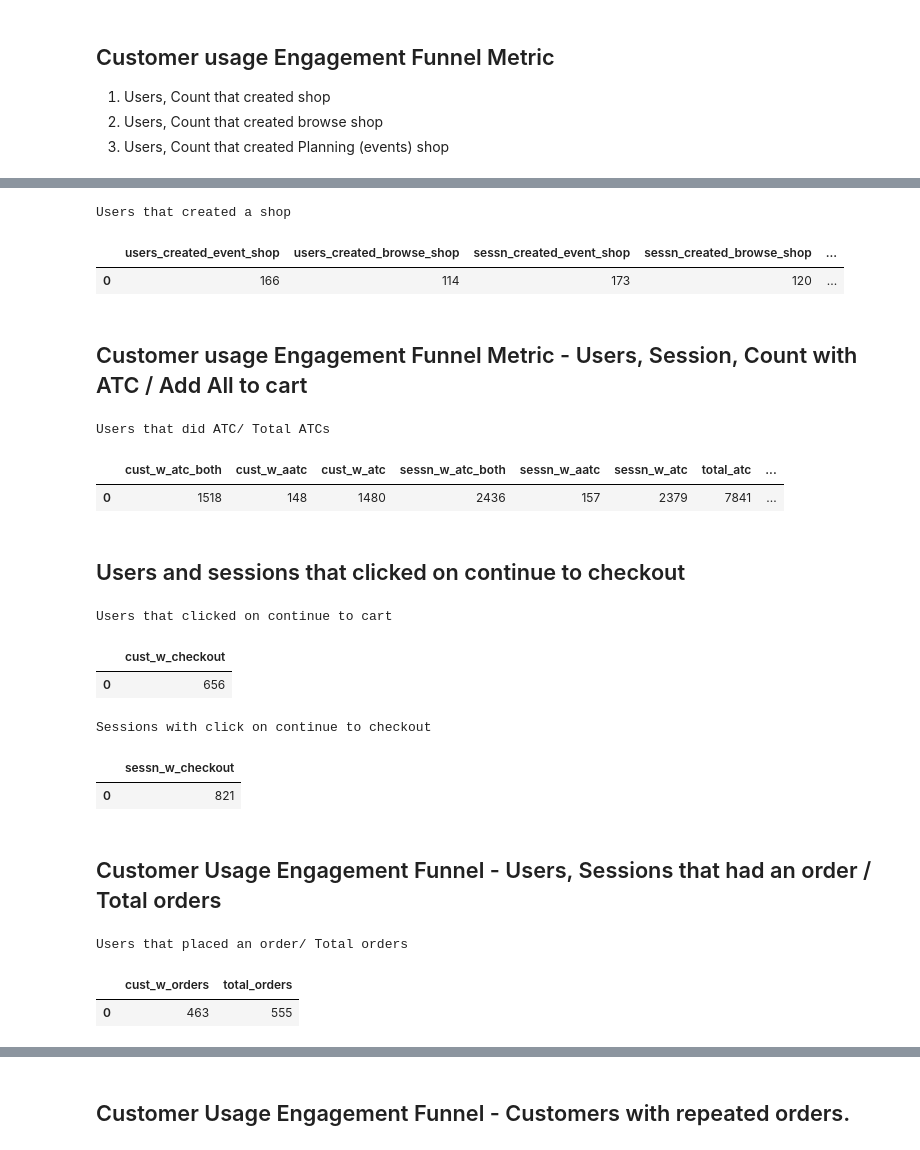
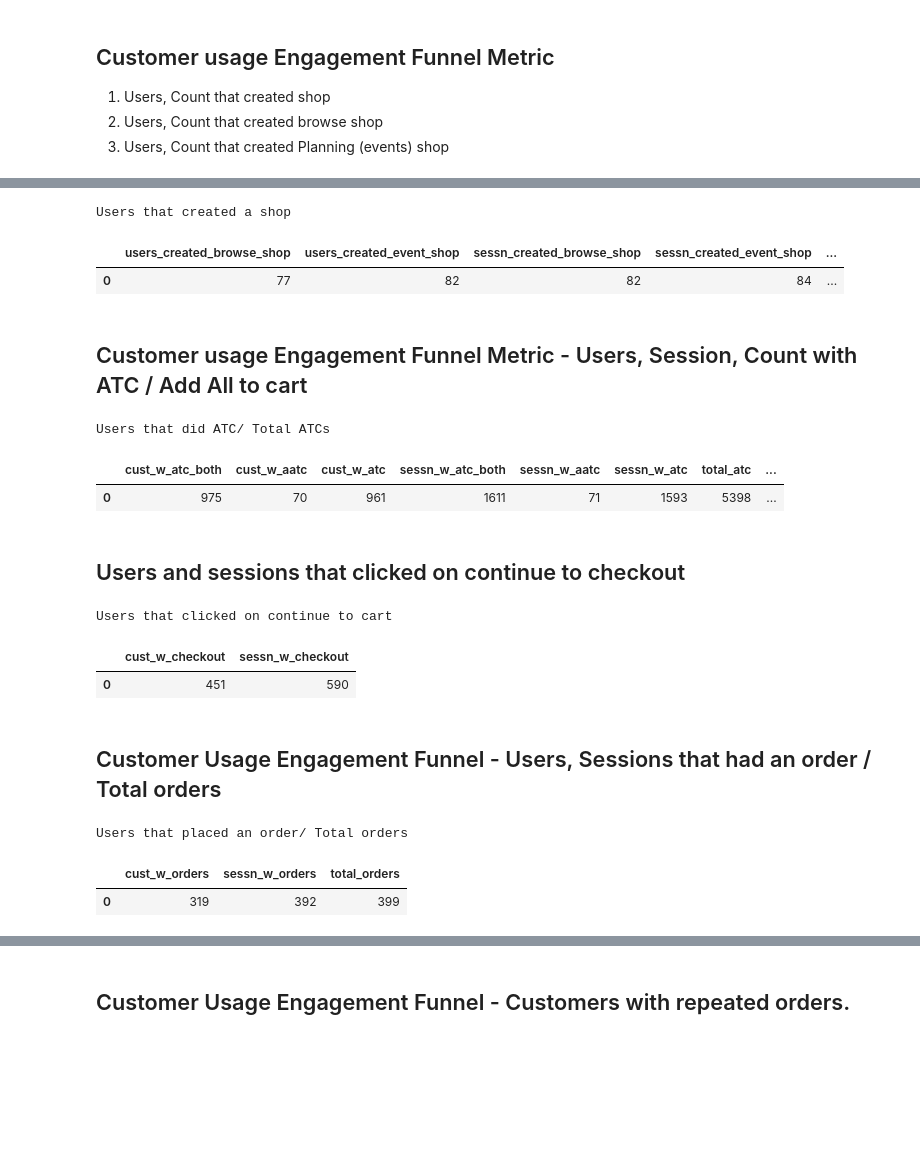
Before and after one commit to kanaktiwari-wal/Raptor-Scorecard-Metric, a Jupyter notebook: raptor_scorecard_metrics.ipynb, the cells around one changed output, grey strips where cells are left out. Drawn from its saved outputs; the diff is of its cells as text; code cells hidden in the pictures; blank space fills up the shorter version.

```diff
--- a/raptor_scorecard_metrics.ipynb
+++ b/raptor_scorecard_metrics.ipynb
@@ -653,35 +652,35 @@ Users that created a shop
 # %%
 print("Users that created a shop")
 
 sql = f"""
 WITH invited_users AS (
     SELECT DISTINCT pg_cust_acct_id AS pg_cust_id
     FROM gpadata_analytics.{invited_users}
 )
 SELECT
+    COUNT(DISTINCT CASE WHEN json_extract_scalar(payload_txt, '$.shopType') = 'BROWSE' THEN e.pg_cust_id END) AS users_created_browse_shop,
     COUNT(DISTINCT CASE WHEN json_extract_scalar(payload_txt, '$.shopType') = 'EVENT' THEN e.pg_cust_id END) AS users_created_event_shop,
-    COUNT(DISTINCT CASE WHEN json_extract_scalar(payload_txt, '$.shopType') = 'BROWSE' THEN e.pg_cust_id END) AS users_created_browse_shop,
+    COUNT(DISTINCT CASE WHEN json_extract_scalar(payload_txt, '$.shopType') = 'BROWSE' THEN brwsr_sessn_cooke_val END) AS sessn_created_browse_shop,
     COUNT(DISTINCT CASE WHEN json_extract_scalar(payload_txt, '$.shopType') = 'EVENT' THEN brwsr_sessn_cooke_val END) AS sessn_created_event_shop,
-    COUNT(DISTINCT CASE WHEN json_extract_scalar(payload_txt, '$.shopType') = 'BROWSE' THEN brwsr_sessn_cooke_val END) AS sessn_created_browse_shop,
-    COUNT(CASE WHEN json_extract_scalar(payload_txt, '$.shopType') = 'EVENT' THEN 1 END) AS count_created_event_shop,
-    COUNT(CASE WHEN json_extract_scalar(payload_txt, '$.shopType') = 'BROWSE' THEN 1 END) AS count_created_browse_shop
+    COUNT(CASE WHEN json_extract_scalar(payload_txt, '$.shopType') = 'BROWSE' THEN 1 END) AS count_created_browse_shop,
+    COUNT(CASE WHEN json_extract_scalar(payload_txt, '$.shopType') = 'EVENT' THEN 1 END) AS count_created_event_shop
 FROM ww_csd_dl_tables.csd_site_traffic_rptr_event_log_vw e
 JOIN invited_users iu ON iu.pg_cust_id = e.pg_cust_id
 WHERE e.event_dt BETWEEN DATE '{start_dt}' AND DATE '{end_dt}'
   AND (e.assoc_ind = 'false' OR e.assoc_ind IS NULL)
   AND JSON_EXTRACT_SCALAR(e.payload_txt, '$.eventType') = 'SPARKY_CHAT_RECEIVE'
   AND JSON_EXTRACT_SCALAR(e.payload_txt, '$.responseType') = 'SHOP_MESSAGE'
 """
 
 cur.execute(sql)
 rows = cur.fetchall()
 cols = [desc[0] for desc in cur.description]
 created_shop_type = pd.DataFrame(rows, columns=cols)
 created_shop_type.head()
 # %% [output]
 Users that created a shop
-|  | users_created_event_shop | users_created_browse_shop | sessn_created_event_shop | sessn_created_browse_shop | ... |
-| 0 | 166 | 114 | 173 | 120 | ... |
+|  | users_created_browse_shop | users_created_event_shop | sessn_created_browse_shop | sessn_created_event_shop | ... |
+| 0 | 77 | 82 | 82 | 84 | ... |
 # %% [markdown]
 ## Customer usage Engagement Funnel Metric - Users, Session, Count with ATC / Add All to cart
 # %%
@@ -728,8 +727,8 @@ SELECT
     COUNT(DISTINCT CASE WHEN actn_sub_catg_nm = 'addAllToCart' THEN a.brwsr_sessn_cooke_val END) AS sessn_w_aatc,
     COUNT(DISTINCT CASE WHEN actn_sub_catg_nm = 'addToCart' THEN a.brwsr_sessn_cooke_val END) AS sessn_w_atc,
     COUNT(*) AS total_atc,
-    COUNT(CASE WHEN actn_sub_catg_nm = 'addToCart' THEN 1 END) AS count_w_atc,
-    COUNT(CASE WHEN actn_sub_catg_nm = 'addAllToCart' THEN 1 END) AS count_w_aatc
+    COUNT(CASE WHEN actn_sub_catg_nm = 'addAllToCart' THEN 1 END) AS count_w_aatc,
+    COUNT(CASE WHEN actn_sub_catg_nm = 'addToCart' THEN 1 END) AS count_w_atc
 FROM dedupe a
 WHERE CASE WHEN actn_sub_catg_nm = 'addToCart' THEN rn_atc = 1 ELSE rn_aatc = 1 END
 """
@@ -741,7 +740,7 @@ atc_users.head()
 # %% [output]
 Users that did ATC/ Total ATCs
 |  | cust_w_atc_both | cust_w_aatc | cust_w_atc | sessn_w_atc_both | sessn_w_aatc | sessn_w_atc | total_atc | ... |
-| 0 | 1518 | 148 | 1480 | 2436 | 157 | 2379 | 7841 | ... |
+| 0 | 975 | 70 | 961 | 1611 | 71 | 1593 | 5398 | ... |
 # %% [markdown]
 ## Users and sessions that clicked on continue to checkout
 # %%
@@ -753,8 +752,9 @@ SELECT DISTINCT pg_cust_acct_id AS pg_cust_id
 FROM gpadata_analytics.{invited_users})
 
 SELECT
-  COUNT(DISTINCT a.pg_cust_id) AS cust_w_checkout
-FROM (SELECT DISTINCT pg_cust_id FROM ww_csd_dl_tables.csd_site_traffic_rptr_event_log_vw
+  COUNT(DISTINCT a.pg_cust_id) AS cust_w_checkout,
+  COUNT(DISTINCT a.brwsr_sessn_cooke_val) AS sessn_w_checkout
+FROM (SELECT DISTINCT pg_cust_id, brwsr_sessn_cooke_val FROM ww_csd_dl_tables.csd_site_traffic_rptr_event_log_vw
 WHERE event_dt BETWEEN DATE '{start_dt}' AND DATE '{end_dt}'
 AND (assoc_ind = 'false' OR assoc_ind is null) -- Exclude the associates
 AND actn_catg_nm IN ('onClick')
@@ -772,37 +772,8 @@ checkout_users = pd.DataFrame(rows, columns=cols)
 checkout_users.head()
 # %% [output]
 Users that clicked on continue to cart
-|  | cust_w_checkout |
-| 0 | 656 |
+|  | cust_w_checkout | sessn_w_checkout |
+| 0 | 451 | 590 |
-# %%
-print("Sessions with click on continue to checkout")
-
-sql = f"""
-WITH invited_users AS (
-SELECT DISTINCT pg_cust_acct_id AS pg_cust_id
-FROM gpadata_analytics.{invited_users})
-
-SELECT
-  COUNT(DISTINCT a.brwsr_sessn_cooke_val) AS sessn_w_checkout
-FROM ww_csd_dl_tables.csd_site_traffic_rptr_event_log_vw a
-JOIN invited_users i
-ON i.pg_cust_id = a.pg_cust_id -- To only keep the invited users
-WHERE event_dt BETWEEN DATE '{start_dt}' AND DATE '{end_dt}'
-AND (assoc_ind = 'false' OR assoc_ind is null) -- Exclude the associates
-AND actn_catg_nm IN ('onClick')
-AND actn_sub_catg_nm = 'continueToCheckout'
-AND cntxt_nm = 'cart'-- This will exclude the onboarding events
-"""
-
-cur.execute(sql)
-rows = cur.fetchall()
-cols = [desc[0] for desc in cur.description]   # extract column names
-checkout_sessn = pd.DataFrame(rows, columns=cols)
-checkout_sessn.head()
-# %% [output]
-Sessions with click on continue to checkout
-|  | sessn_w_checkout |
-| 0 | 821 |
 # %% [markdown]
 ## Customer Usage Engagement Funnel - Users, Sessions that had an order / Total orders
 # %%
@@ -815,9 +786,11 @@ FROM gpadata_analytics.{invited_users})
 
 SELECT
   COUNT(DISTINCT a.pg_cust_id) AS cust_w_orders,
+  COUNT(DISTINCT a.brwsr_sessn_cooke_val) AS sessn_w_orders,
   COUNT(DISTINCT order_id) as total_orders
 FROM (SELECT DISTINCT event_dt,
                  pg_cust_id,
+                 brwsr_sessn_cooke_val,
                  json_extract_scalar(payload_txt, '$.orderId') as order_id
       FROM ww_csd_dl_tables.csd_site_traffic_rptr_event_log_vw
       WHERE event_dt BETWEEN DATE '{start_dt}' AND DATE '{end_dt}'
@@ -836,5 +809,5 @@ order_users = pd.DataFrame(rows, columns=cols)
 order_users.head()
 # %% [output]
 Users that placed an order/ Total orders
-|  | cust_w_orders | total_orders |
-| 0 | 463 | 555 |
+|  | cust_w_orders | sessn_w_orders | total_orders |
+| 0 | 319 | 392 | 399 |
```
Also changed, not shown: parts of 38 cells of this notebook.
